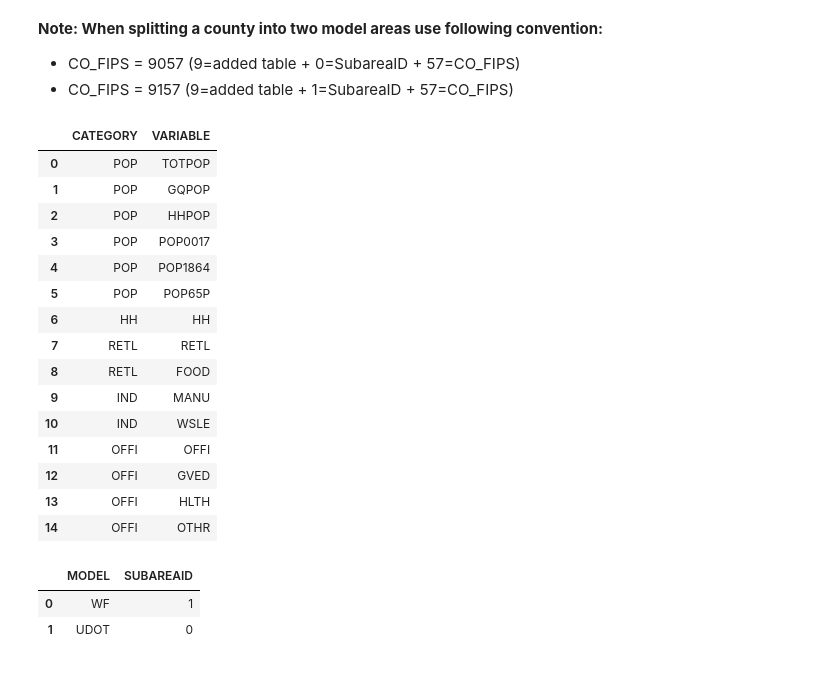
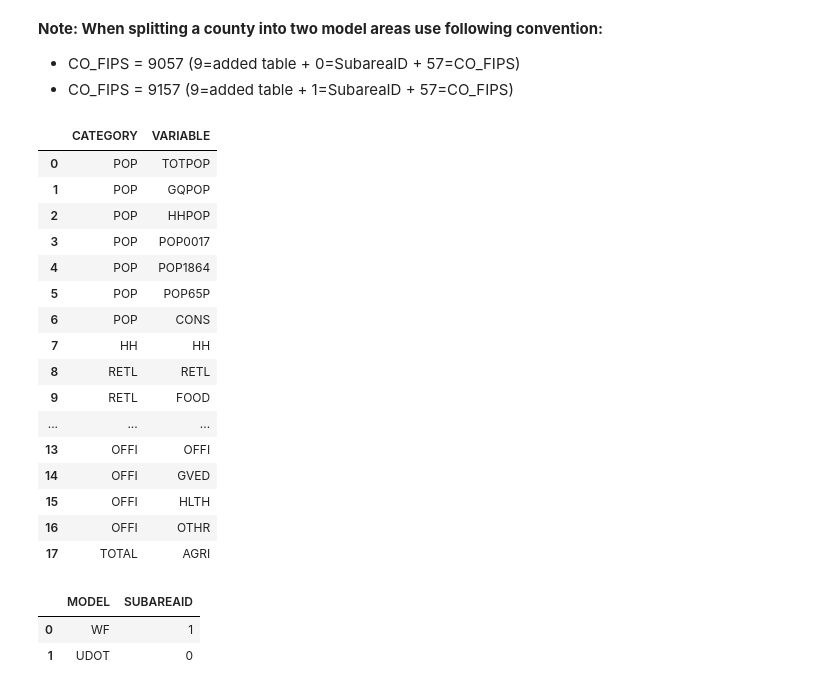
Before and after one commit to WFRCAnalytics/TDM-INP-Socioeconomic-Control-Totals, a Jupyter notebook: 3-Split-Box-Elder-And-Weber-Counties.ipynb, the cells around one changed output. Saved outputs shown, nothing was run; the diff lists cells and outputs as text; code cells hidden in the pictures.

```diff
--- a/3-Split-Box-Elder-And-Weber-Counties.ipynb
+++ b/3-Split-Box-Elder-And-Weber-Counties.ipynb
@@ -8,39 +8,41 @@ import re
 import numpy as np
 # %%
 category_dict = {
-  'POP': ['TOTPOP','GQPOP','HHPOP','POP0017','POP1864','POP65P'],
+  'POP': ['TOTPOP','GQPOP','HHPOP','POP0017','POP1864','POP65P','CONS'],
   'HH': ['HH'],
   'RETL': ['RETL','FOOD'],
-  'IND': ['MANU','WSLE'],
-  'OFFI': ['OFFI','GVED','HLTH','OTHR']
+  'IND': ['MANU','WSLE','MING'],
+  'OFFI': ['OFFI','GVED','HLTH','OTHR'],
+  'TOTAL': ['AGRI']
 }
 
 cat_expanded_df = (
     pd.DataFrame([
         {'CATEGORY': cat, 'VARIABLE': v}
         for cat, vars in category_dict.items()
         for v in vars
     ])
 )
 
 cat_expanded_df
 # %% [output]
 |  | CATEGORY | VARIABLE |
 | 0 | POP | TOTPOP |
 | 1 | POP | GQPOP |
 | 2 | POP | HHPOP |
 | 3 | POP | POP0017 |
 | 4 | POP | POP1864 |
 | 5 | POP | POP65P |
-| 6 | HH | HH |
-| 7 | RETL | RETL |
-| 8 | RETL | FOOD |
-| 9 | IND | MANU |
-| 10 | IND | WSLE |
-| 11 | OFFI | OFFI |
-| 12 | OFFI | GVED |
-| 13 | OFFI | HLTH |
-| 14 | OFFI | OTHR |
+| 6 | POP | CONS |
+| 7 | HH | HH |
+| 8 | RETL | RETL |
+| 9 | RETL | FOOD |
+| ... | ... | ... |
+| 13 | OFFI | OFFI |
+| 14 | OFFI | GVED |
+| 15 | OFFI | HLTH |
+| 16 | OFFI | OTHR |
+| 17 | TOTAL | AGRI |
 # %%
 subarea_df = pd.DataFrame([
   ['WF'  ,1], # WF TDM
```
Also changed, not shown: parts of 7 cells of this notebook, 3 other files.
